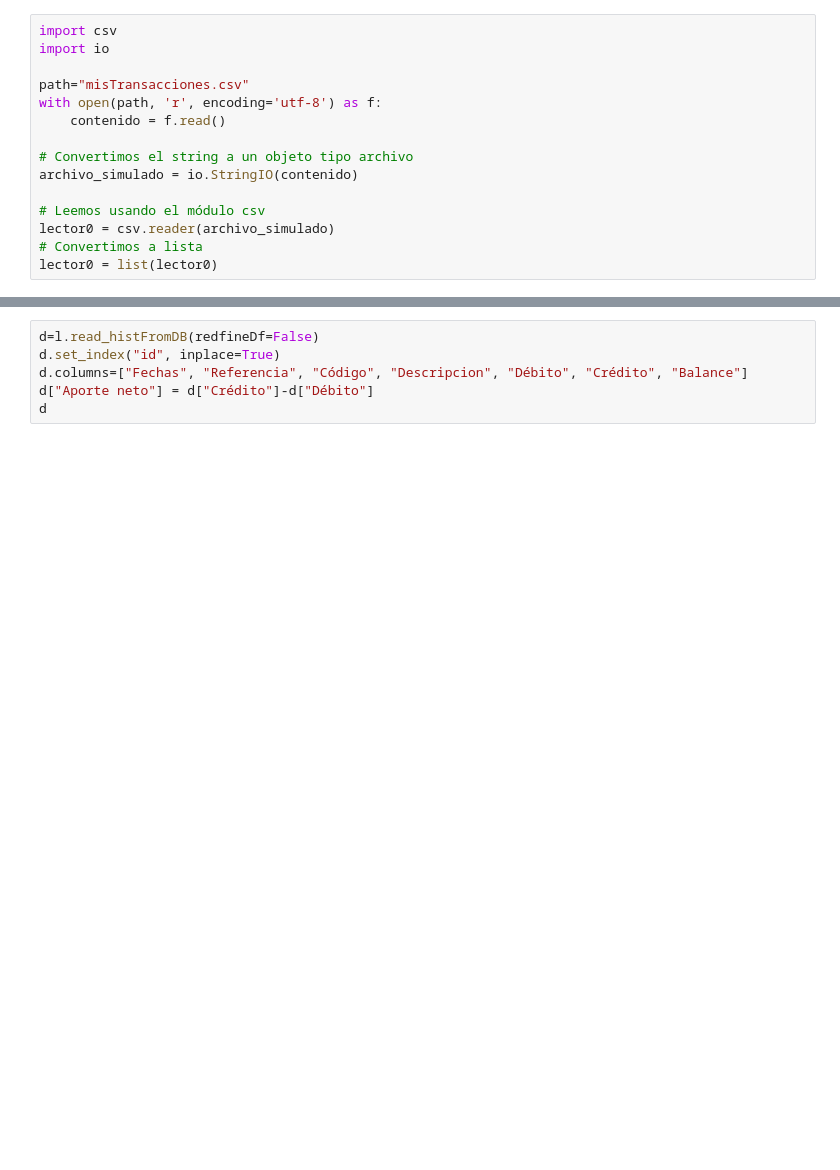
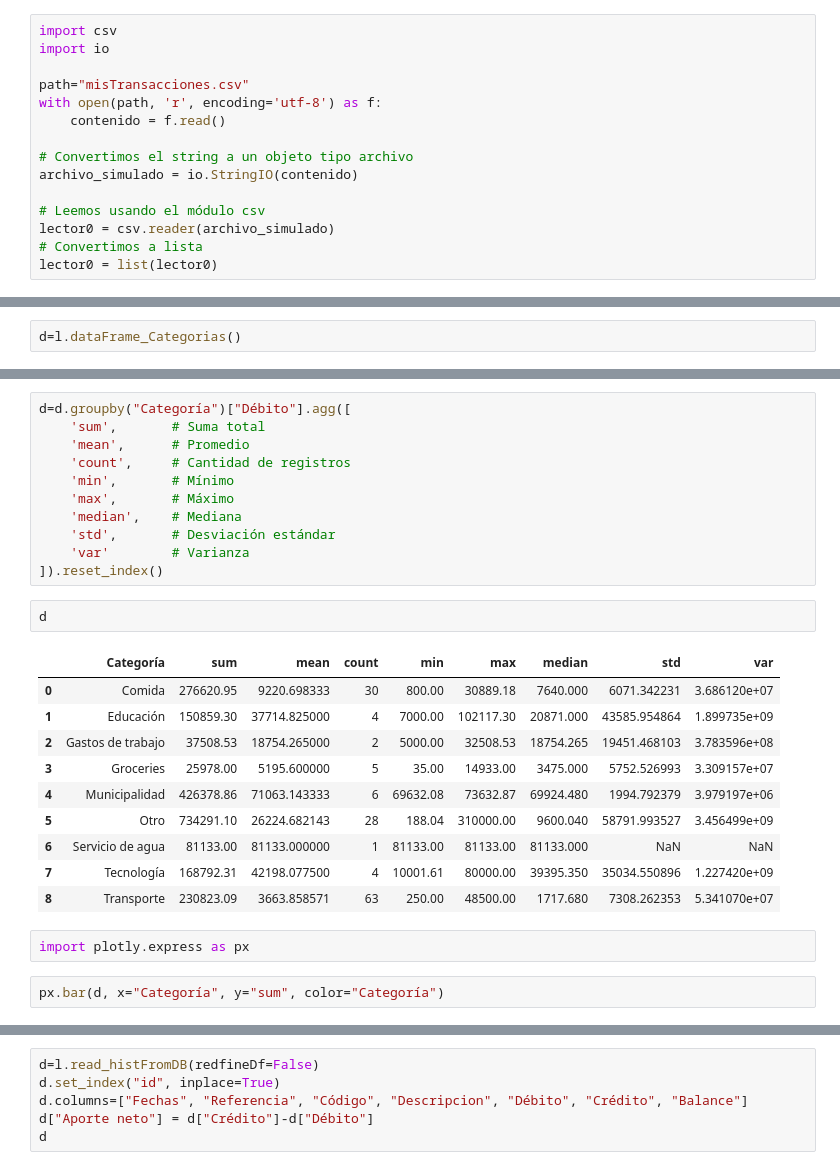
Before and after one commit to Gabriel-Aleman/MisesApp, a Jupyter notebook: scr/testNoteBook.ipynb, the cells around one changed output, grey strips where cells are left out. Cells and saved outputs as stored; diff of their text form; blank space fills up the shorter version.

```diff
--- a/scr/testNoteBook.ipynb
+++ b/scr/testNoteBook.ipynb
@@ -260,0 +57,2 @@ l.gananciasPerdidas()
+# %%
+d=l.dataFrame_Categorias()
@@ -260,0 +70,28 @@ l.gananciasPerdidas()
+# %%
+d=d.groupby("Categoría")["Débito"].agg([
+    'sum',       # Suma total
+    'mean',      # Promedio
+    'count',     # Cantidad de registros
+    'min',       # Mínimo
+    'max',       # Máximo
+    'median',    # Mediana
+    'std',       # Desviación estándar
+    'var'        # Varianza
+]).reset_index()
+# %%
+d
+# %% [output]
+|  | Categoría | sum | mean | count | min | max | median | std | var |
+| 0 | Comida | 276620.95 | 9220.698333 | 30 | 800.00 | 30889.18 | 7640.000 | 6071.342231 | 3.686120e+07 |
+| 1 | Educación | 150859.30 | 37714.825000 | 4 | 7000.00 | 102117.30 | 20871.000 | 43585.954864 | 1.899735e+09 |
+| 2 | Gastos de trabajo | 37508.53 | 18754.265000 | 2 | 5000.00 | 32508.53 | 18754.265 | 19451.468103 | 3.783596e+08 |
+| 3 | Groceries | 25978.00 | 5195.600000 | 5 | 35.00 | 14933.00 | 3475.000 | 5752.526993 | 3.309157e+07 |
+| 4 | Municipalidad | 426378.86 | 71063.143333 | 6 | 69632.08 | 73632.87 | 69924.480 | 1994.792379 | 3.979197e+06 |
+| 5 | Otro | 734291.10 | 26224.682143 | 28 | 188.04 | 310000.00 | 9600.040 | 58791.993527 | 3.456499e+09 |
+| 6 | Servicio de agua | 81133.00 | 81133.000000 | 1 | 81133.00 | 81133.00 | 81133.000 | NaN | NaN |
+| 7 | Tecnología | 168792.31 | 42198.077500 | 4 | 10001.61 | 80000.00 | 39395.350 | 35034.550896 | 1.227420e+09 |
+| 8 | Transporte | 230823.09 | 3663.858571 | 63 | 250.00 | 48500.00 | 1717.680 | 7308.262353 | 5.341070e+07 |
+# %%
+import plotly.express as px
+# %%
+px.bar(d, x="Categoría", y="sum", color="Categoría")
```
Also changed, not shown: parts of 49 cells of this notebook, 15 other files.
